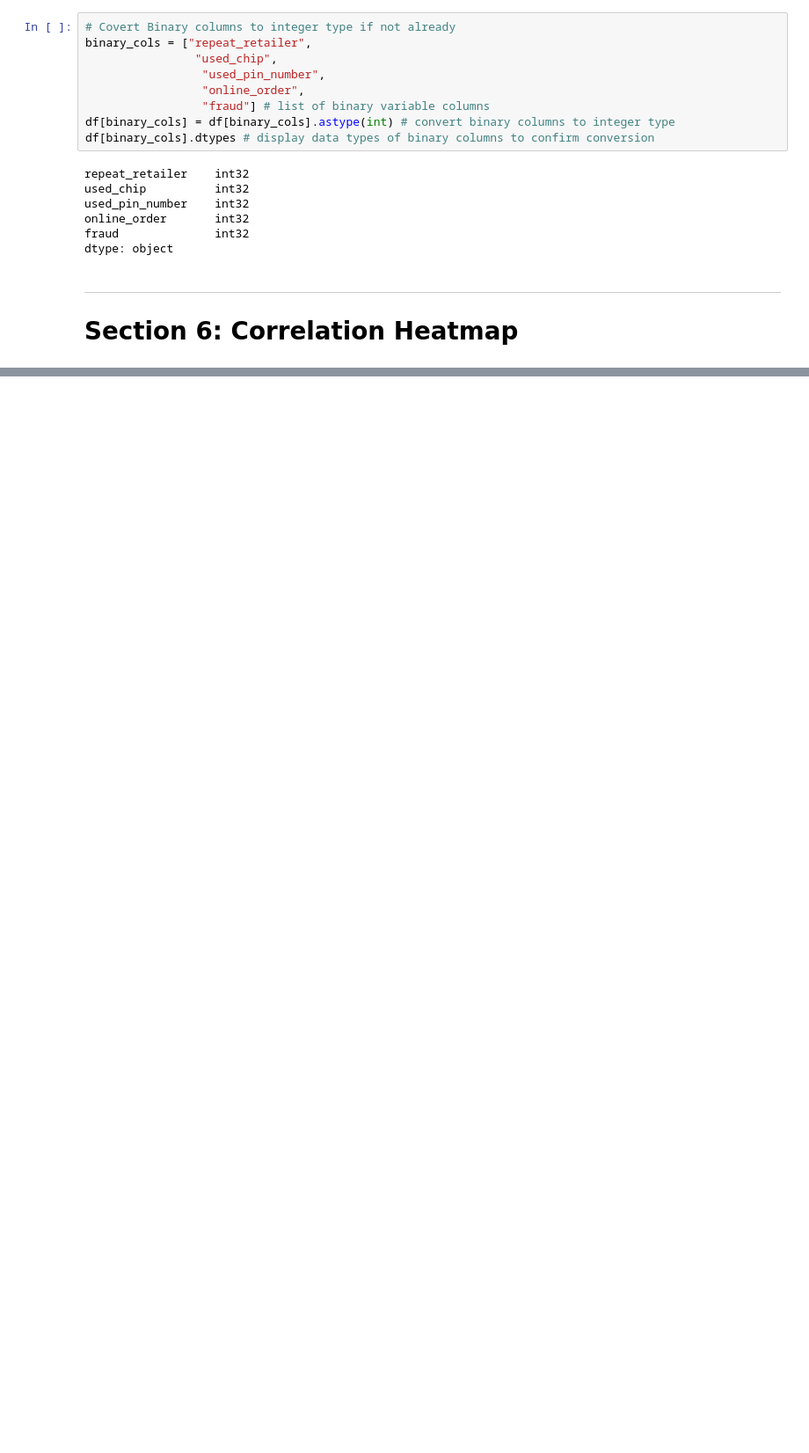
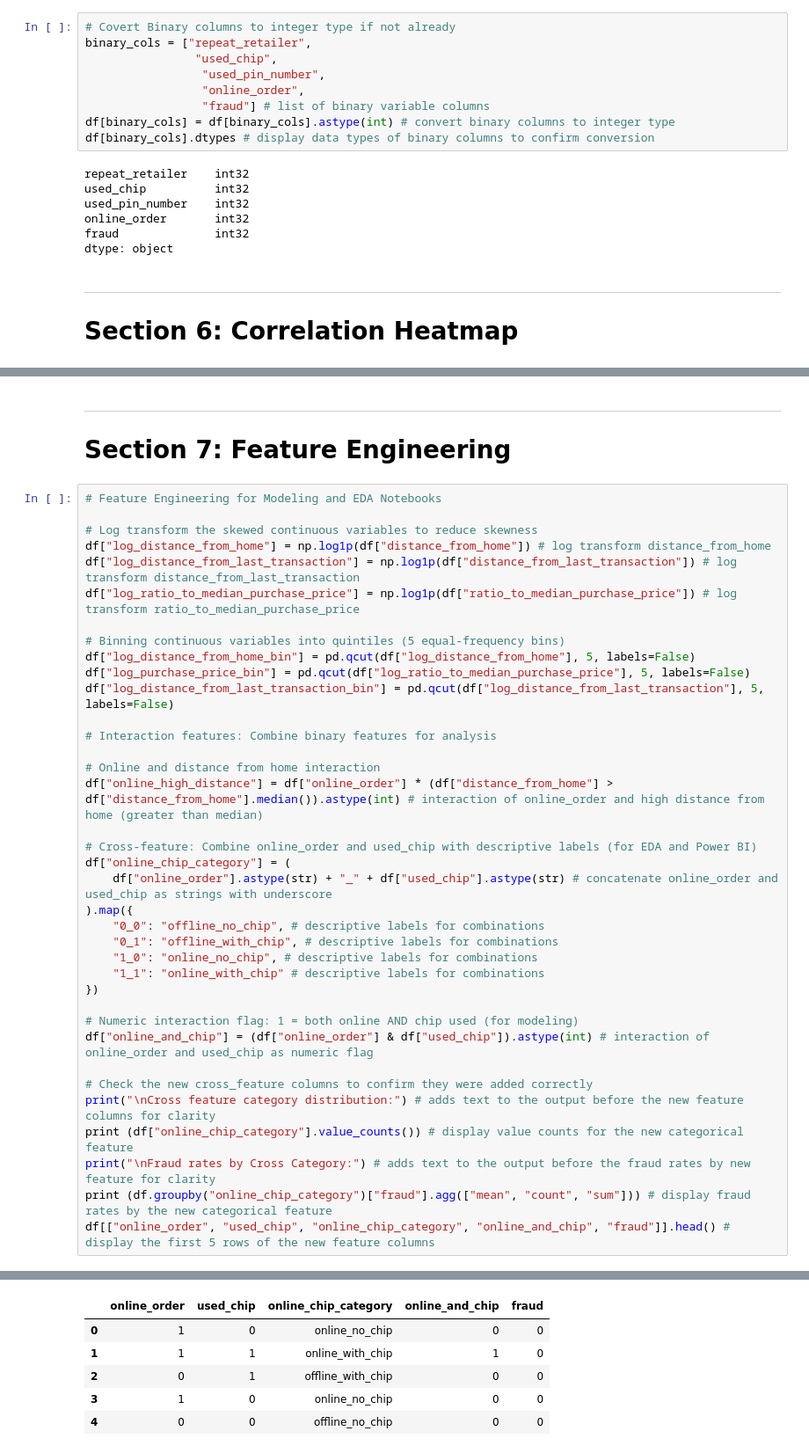
Before and after one commit to JayneLawley/Credit-Card-Fraud-Analysis, a Jupyter notebook: jupyter_notebooks/01 ETL.ipynb, the cells around one changed output, grey strips where cells are left out. Shown at 88% size. Cells and saved outputs as stored; diff of their text form; blank space fills up the shorter version.

```diff
--- a/jupyter_notebooks/01 ETL.ipynb
+++ b/jupyter_notebooks/01 ETL.ipynb
@@ -315,3 +314,44 @@ plt.title("Correlation Heatmap") # add a title
 plt.show() # display the plott.show() # display the plot
 # %% [output]
 [figure]
+# %% [markdown]
+---
+# Section 7: Feature Engineering
+# %%
+# Feature Engineering for Modeling and EDA Notebooks
+
+# Log transform the skewed continuous variables to reduce skewness
+df["log_distance_from_home"] = np.log1p(df["distance_from_home"]) # log transform distance_from_home
+df["log_distance_from_last_transaction"] = np.log1p(df["distance_from_last_transaction"]) # log transform distance_from_last_transaction
+df["log_ratio_to_median_purchase_price"] = np.log1p(df["ratio_to_median_purchase_price"]) # log transform ratio_to_median_purchase_price
+
+# Binning continuous variables into quintiles (5 equal-frequency bins)
+df["log_distance_from_home_bin"] = pd.qcut(df["log_distance_from_home"], 5, labels=False)
+df["log_purchase_price_bin"] = pd.qcut(df["log_ratio_to_median_purchase_price"], 5, labels=False)
+df["log_distance_from_last_transaction_bin"] = pd.qcut(df["log_distance_from_last_transaction"], 5, labels=False)
+
+# Interaction features: Combine binary features for analysis
+
+# Online and distance from home interaction
+df["online_high_distance"] = df["online_order"] * (df["distance_from_home"] > df["distance_from_home"].median()).astype(int) # interaction of online_order and high distance from home (greater than median)
+
+# Cross-feature: Combine online_order and used_chip with descriptive labels (for EDA and Power BI)
+df["online_chip_category"] = (
+    df["online_order"].astype(str) + "_" + df["used_chip"].astype(str) # concatenate online_order and used_chip as strings with underscore
+).map({
+    "0_0": "offline_no_chip", # descriptive labels for combinations
+    "0_1": "offline_with_chip", # descriptive labels for combinations
+    "1_0": "online_no_chip", # descriptive labels for combinations
+    "1_1": "online_with_chip" # descriptive labels for combinations
+})
+
+# Numeric interaction flag: 1 = both online AND chip used (for modeling)
+df["online_and_chip"] = (df["online_order"] & df["used_chip"]).astype(int) # interaction of online_order and used_chip as numeric flag
+
+# Check the new cross_feature columns to confirm they were added correctly
+print("\nCross feature category distribution:") # adds text to the output before the new feature columns for clarity
+print (df["online_chip_category"].value_counts()) # display value counts for the new categorical feature
+print("\nFraud rates by Cross Category:") # adds text to the output before the fraud rates by new feature for clarity
+print (df.groupby("online_chip_category")["fraud"].agg(["mean", "count", "sum"])) # display fraud rates by the new categorical feature
+df[["online_order", "used_chip", "online_chip_category", "online_and_chip", "fraud"]].head() # display the first 5 rows of the new feature columns
+# %% [output]
@@ -317,0 +373,6 @@ plt.show() # display the plott.show() # display the plot
+|  | online_order | used_chip | online_chip_category | online_and_chip | fraud |
+| 0 | 1 | 0 | online_no_chip | 0 | 0 |
+| 1 | 1 | 1 | online_with_chip | 1 | 0 |
+| 2 | 0 | 1 | offline_with_chip | 0 | 0 |
+| 3 | 1 | 0 | online_no_chip | 0 | 0 |
+| 4 | 0 | 0 | offline_no_chip | 0 | 0 |
```
Also changed, not shown: parts of 6 cells of this notebook.
